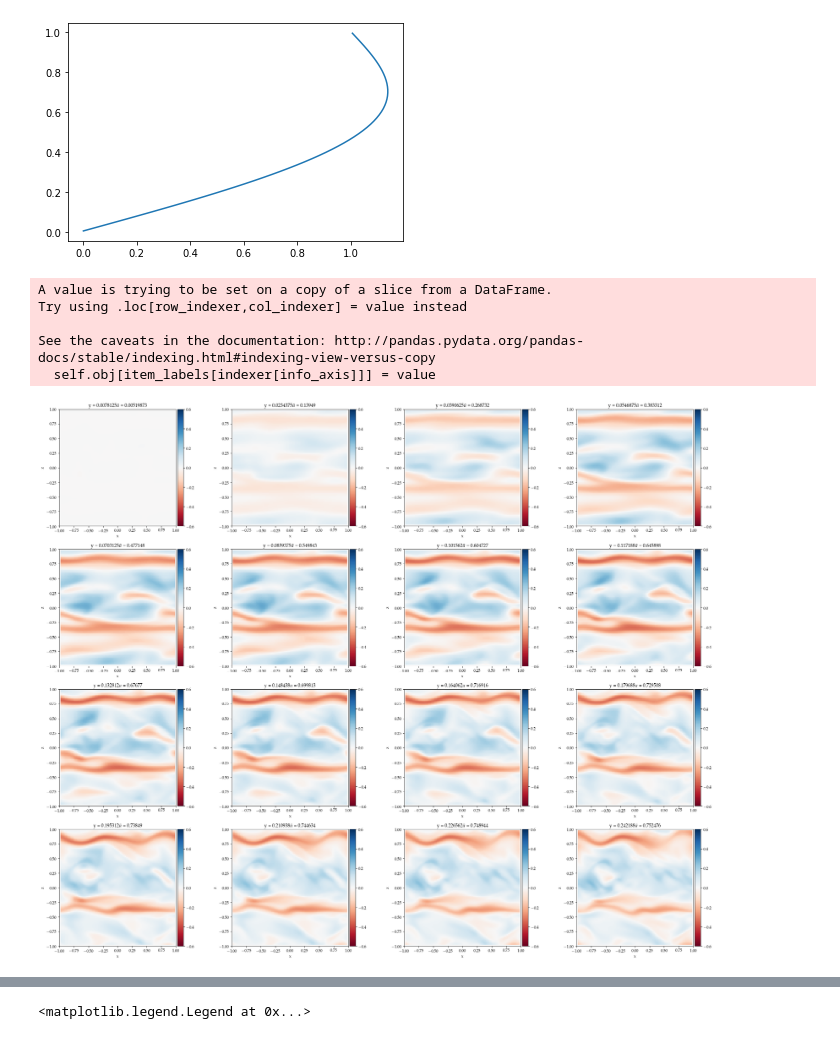
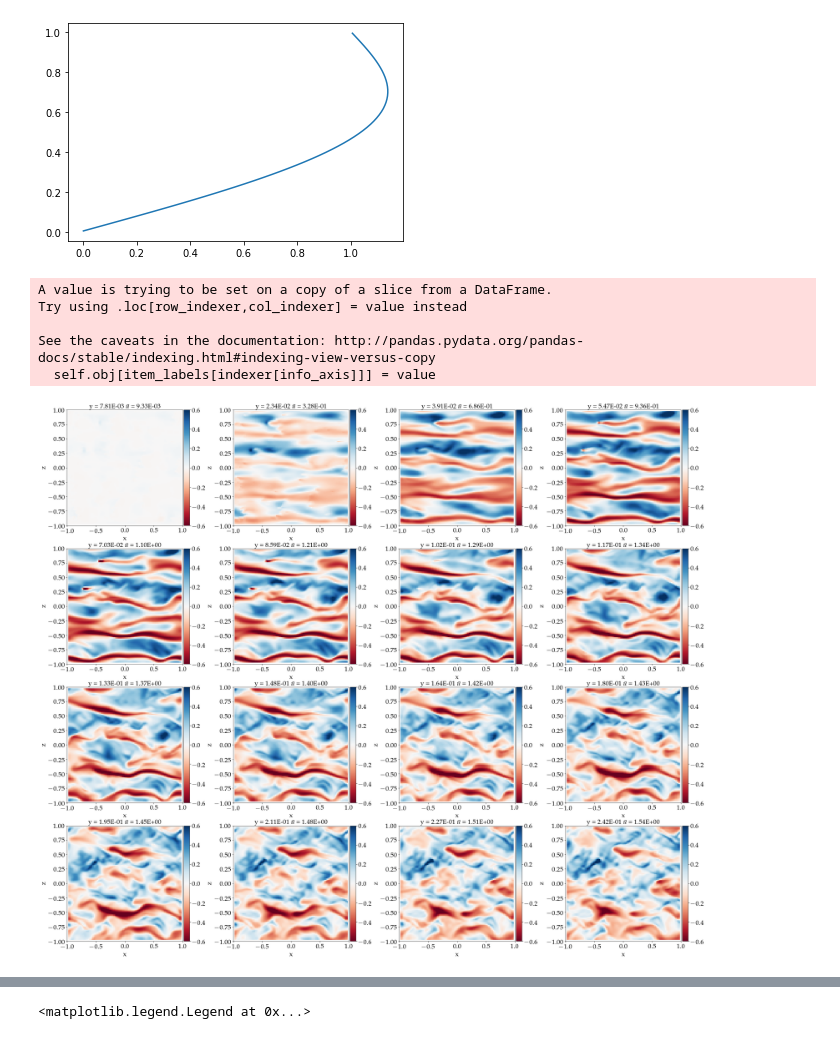
Before and after one commit to DeikeLab/jiarongw-postprocessing, a Jupyter notebook: turbulence/turbulence.ipynb, the cells around one changed output, grey strips where cells are left out. Saved outputs shown, nothing was run; the diff lists cells and outputs as text; code cells hidden in the pictures.

```diff
--- a/turbulence/turbulence.ipynb
+++ b/turbulence/turbulence.ipynb
@@ -46,25 +49,24 @@ rc('text', usetex=True)
 # %%
 # Test plotting fluctuation
-# Where is the colorbar? fieldmax and min?
 os.chdir('/home/jiarong/research/projects/turbulence/preliminary_cluster/test2_stopforcing')
-filename = './field_direct%g' % 182
+filename = './field_direct%g' % 140
 field = readin(filename)
 grid = (4, 4)
-fig1, ax1 = plt.subplots(ncols=grid[1], nrows=grid[0], figsize = [30,25])
+fig1, ax1 = plt.subplots(ncols=grid[1], nrows=grid[0], figsize = [35,30])
 ax = ax1.flatten()
 field = field.sort_values(by = ['y'])
 slicer = Slicing(field, dimension = 3)
 slicer.get_grid_set('y')
 y_set = slicer.grid_set
 for i, y in enumerate(y_set):
     if (i<16) :
         slicer.slice_plot(ax[i], 'y', y, header = 'u.x', fluc = True, fixedrange = [-0.6, 0.6], plotscatter = False)
         (aver,fluc,number) = slicer.statistics('y', y, header = 'u.x')
-        ax[i].set_title('y = %g' %y + r' $\bar{u}$ = %g' %aver)
+        ax[i].set_title('y = %1.2E' %y + r'   $\bar{u}$ = %1.2E' %aver)
 # %% [output]
 A value is trying to be set on a copy of a slice from a DataFrame.
 Try using .loc[row_indexer,col_indexer] = value instead
 
 See the caveats in the documentation: http://pandas.pydata.org/pandas-docs/stable/indexing.html#indexing-view-versus-copy
   self.obj[item_labels[indexer[info_axis]]] = value
-[figure, old version]
+[figure, new version]
```
Also changed, not shown: parts of 4 cells of this notebook, 3 other files.
